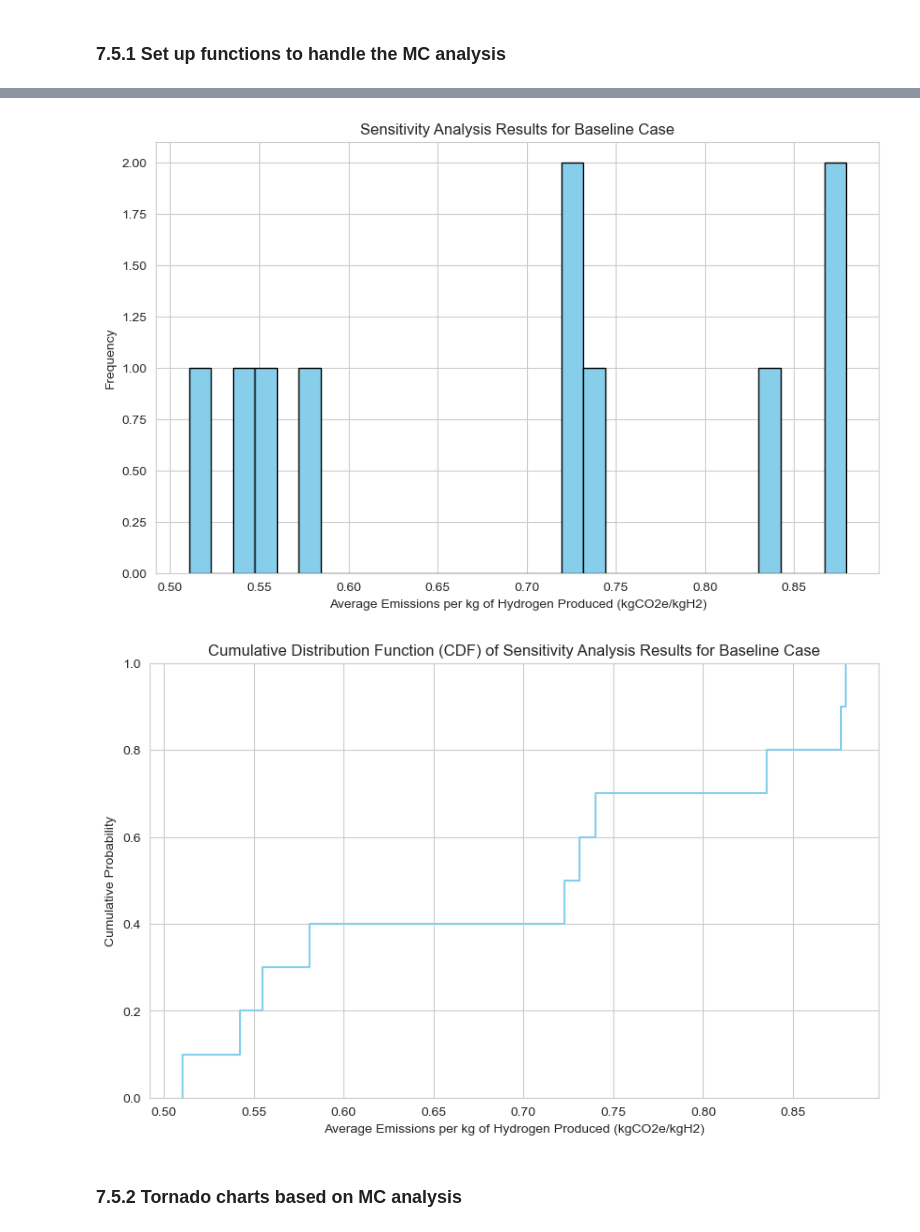
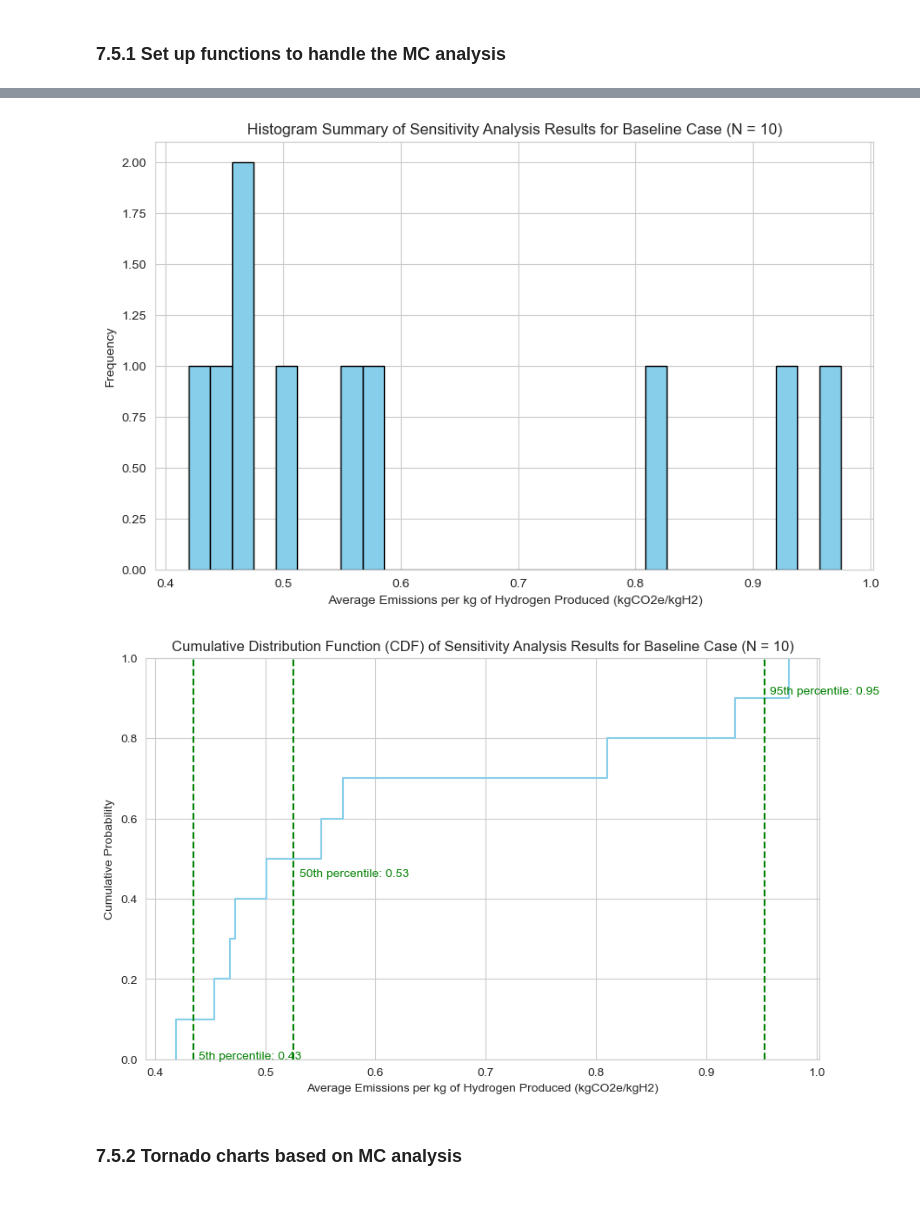
Before and after one commit to tblackfd/Geologic-Hydrogen-LCA-TEA, a Jupyter notebook: BrandtModelReplication_v0_2.ipynb, the cells around one changed output, grey strips where cells are left out. Saved outputs shown, nothing was run; the diff lists cells and outputs as text; code cells hidden in the pictures; blank space fills up the shorter version.

```diff
--- a/BrandtModelReplication_v0_2.ipynb
+++ b/BrandtModelReplication_v0_2.ipynb
@@ -530,19 +535,21 @@ def calculate_mass_flows_after_separator(case, sensitivity_variables=None, speci
     Returns:
     dict: A dictionary containing the mass flows of each component of the gas stream downstream of the separator in kg/day.
     """
+      # Use the provided production profile DataFrame if available
+    if special_production_profile_df is not None:
+        local_production_profile_df = special_production_profile_df
+    else:
+        local_production_profile_df = production_profile_df
+
     if sensitivity_variables:
         # Extract the sensitivity values
         oil_production = sensitivity_variables.get('oil_production', oil_production_default)
-        production_profile_df[f'{case} GOR, SCF/BBL'] = production_profile_df[f'{case} Raw Gas Rate, MSCFD'] * 1000 / oil_production # Recalculating the GOR based on the sensitivity value of Oil Production
+        local_production_profile_df[f'{case} GOR, SCF/BBL'] = local_production_profile_df[f'{case} Raw Gas Rate, MSCFD'] * 1000 / oil_production # Recalculating the GOR based on the sensitivity value of Oil Production
     else:
         # Extract the default values
         oil_production = oil_production_default
 
-    # Use the provided production profile DataFrame if available
-    if special_production_profile_df is not None:
-        local_production_profile_df = special_production_profile_df
-    else:
-        local_production_profile_df = production_profile_df
+
 
     CH4_after_separator = (
         gas_composition_df.loc[case, 'CH4'] / 100 *
@@ -2001,8 +2008,8 @@ def calculate_mass_flows_upstream_separator(case, sensitivity_variables=None, sp
     dict: A dictionary containing the mass flows of each component of the gas stream upstream of the separator in kg/day.
     """
     if sensitivity_variables:
-        oil_production = sensitivity_variables['oil_production']
-        GWP_H2 = sensitivity_variables['GWP_H2']
+        oil_production = sensitivity_variables.get('oil_production', oil_production_default)
+        GWP_H2 = sensitivity_variables.get('GWP_H2', GWP_H2_default)
     else:
         oil_production = oil_production_default
         GWP_H2 = GWP_H2_default
@@ -4098,6 +4105,7 @@ def calculate_total_emissions(case, sensitivity_variables=None, special_producti
         water_cut = sensitivity_variables.get('Water Cut (bbl/mmscf)', water_cut_default)
         h2_purification_loss_rate = sensitivity_variables.get('H2 purification loss rate', h2_purification_loss_rate_default)
         pressure_decline_rate = sensitivity_variables.get('pressure_decline_rate', pressure_decline_rate_default)
+        field_lifespan = sensitivity_variables.get('field_lifespan', field_lifespan_default)
     else:
         GWP_H2 = GWP_H2_default
         oil_production = oil_production_default
@@ -4108,6 +4116,7 @@ def calculate_total_emissions(case, sensitivity_variables=None, special_producti
         water_cut = water_cut_default
         h2_purification_loss_rate = h2_purification_loss_rate_default
         pressure_decline_rate = pressure_decline_rate_default
+        field_lifespan = field_lifespan_default
 
     # Use the provided production profile DataFrame if available
     if special_production_profile_df is not None:
@@ -4115,6 +4124,10 @@ def calculate_total_emissions(case, sensitivity_variables=None, special_producti
     else:
         local_production_profile_df = production_profile_df
 
+    if sensitivity_variables is None:
+        sensitivity_variables = {}
+
+    sensitivity_variables['field_lifespan'] = field_lifespan
 
     # #Call the sensitivity handling function:
     # sensitivity_variables = sensitivity_variable_handling(sensitivity_variables)
@@ -4502,26 +4515,32 @@ sensitivity_results_df
 # %%
 # Plot a histogram of the sensitivity analysis results for the 'Baseline' case:
 
 # Replacing infinite values with NaN to ensure future compatibility with seaborne plotting:
 sensitivity_results.replace([np.inf, -np.inf], np.nan, inplace=True)
 
 plt.figure(figsize=(10, 6))
 plt.hist(sensitivity_results['average_emissions_per_kg_hydrogen'], bins=30, color='skyblue', edgecolor='black')
-plt.title('Sensitivity Analysis Results for Baseline Case')
+plt.title(f'Histogram Summary of Sensitivity Analysis Results for Baseline Case (N = {N})')
 plt.xlabel('Average Emissions per kg of Hydrogen Produced (kgCO2e/kgH2)')
 plt.ylabel('Frequency')
 plt.show()
 
 # Plot a cumulative distribution function (CDF) of the sensitivity analysis results for the 'Baseline' case:
 plt.figure(figsize=(10, 6))
 sns.ecdfplot(sensitivity_results['average_emissions_per_kg_hydrogen'], color='skyblue')
-plt.title('Cumulative Distribution Function (CDF) of Sensitivity Analysis Results for Baseline Case')
+plt.title(f'Cumulative Distribution Function (CDF) of Sensitivity Analysis Results for Baseline Case (N = {N})')
 plt.xlabel('Average Emissions per kg of Hydrogen Produced (kgCO2e/kgH2)')
 plt.ylabel('Cumulative Probability')
+# Add indications to show the values at the 5th percentile, 50th percentile (median), and 95th percentile. Show these values in text on the plot.
+percentiles = [5, 50, 95]
+percentile_values = np.percentile(sensitivity_results['average_emissions_per_kg_hydrogen'], percentiles)
+for i, percentile in enumerate(percentiles):
+    plt.axvline(percentile_values[i], color='green', linestyle='--')
+    plt.text(percentile_values[i]+.005, i/2.2, f'{percentile}th percentile: {percentile_values[i]:.2f}', color='green')
 plt.show()
 # %% [output]
-[figure, old version]
+[figure, new version]
-[figure, old version]
+[figure, new version]
 # %% [markdown]
 ### 7.5.2 Tornado charts based on MC analysis
 # %%
```
Also changed, not shown: parts of 16 cells of this notebook, 1 other file.
